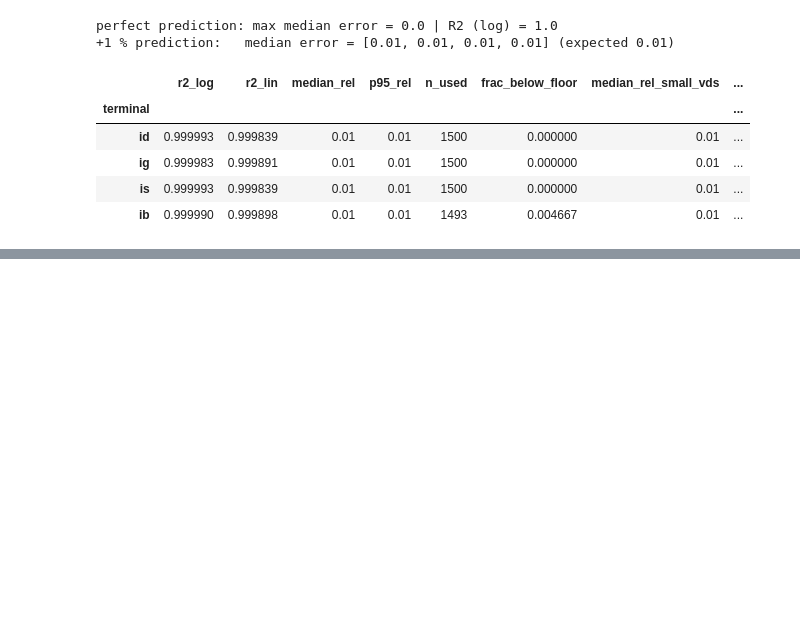
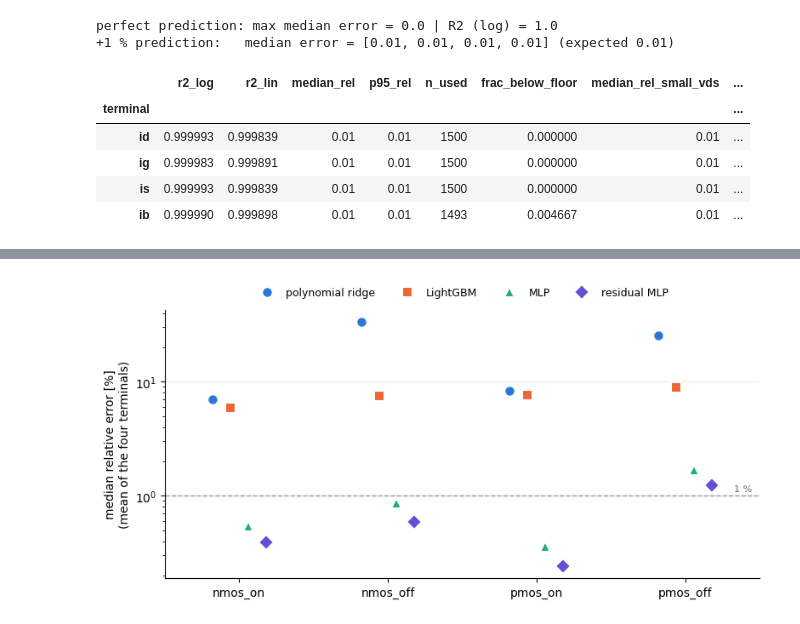
Before and after one commit to rtvk2/dvd-leakage-estimation, a Jupyter notebook: notebooks/03_train.ipynb, the cells around one changed output, grey strips where cells are left out. Saved outputs shown, nothing was run; the diff lists cells and outputs as text; code cells hidden in the pictures; blank space fills up the shorter version.

```diff
--- a/notebooks/03_train.ipynb
+++ b/notebooks/03_train.ipynb
@@ -621,0 +635,15 @@ Next: the plain MLP and the residual MLP on the same data, and the full comparis
+# %%
+QUANTUM = 2.0 ** -51                       # 4.44e-16 A
+res = []
+for c, d in data.items():
+    for t in TERMS:
+        x = np.abs(d[t].to_numpy())
+        k = x / QUANTUM
+        used = x >= REL_FLOOR
+        res.append(dict(case=c, terminal=t, on_grid=float((np.abs(k - np.round(k)) < 1e-3).mean()),
+                        below_25_quanta=float((x[used] < 25 * QUANTUM).mean())))
+res = pd.DataFrame(res)
+print("share of the values that are exact multiples of 2^-51 A, in % (a value picked at random passes this test with probability 0.2 %):")
+display((res.pivot(index="case", columns="terminal", values="on_grid")[TERMS] * 100).round(1))
+print("share of the rows used for the relative errors with |I| < 25 quanta = 1.1e-14 A, in % (rounding alone costs more than 1 % there; it applies to the terminals above that are on the grid):")
+(res.pivot(index="case", columns="terminal", values="below_25_quanta")[TERMS] * 100).round(1)
@@ -621,0 +870,12 @@ Next: the plain MLP and the residual MLP on the same data, and the full comparis
+# %%
+FAMILIES = ["poly", "lightgbm", "mlp", "resnn"]
+NAMES = {"poly": "polynomial ridge", "lightgbm": "LightGBM", "mlp": "MLP", "resnn": "residual MLP"}
+results = pd.DataFrame(rows)
+results.to_csv(RESULT_DIR / "model_comparison_all_runs.csv", index=False)
+pick = results.loc[results.groupby(["case", "family"])["median_rel"].idxmin()].set_index(["case", "family"])
+table4 = pd.DataFrame({(NAMES[f], name): pick.xs(f, level="family")[col] * scale for f in FAMILIES
+                       for name, col, scale in (("R2", "r2_log", 1), ("median error [%]", "median_rel", 100), ("95th pct error [%]", "p95_rel", 100))}).loc[list(CASES)]
+table4.to_csv(RESULT_DIR / "model_comparison_table.csv")
+display(table4.round({c: 4 if c[1] == "R2" else 2 for c in table4.columns}))
+winner = pick.groupby("case")["median_rel"].idxmin().map(lambda k: k[1])
+print("best model type per case on the validation rows:", {c: NAMES[f] for c, f in winner.items()})
@@ -621,0 +914,17 @@ Next: the plain MLP and the residual MLP on the same data, and the full comparis
+# %%
+# best median error of each model type and case (log scale; lower is better)
+COL = {"poly": "#2a78d6", "lightgbm": "#eb6834", "mlp": "#1baf7a", "resnn": "#6250d6"}
+MARK = {"poly": "o", "lightgbm": "s", "mlp": "^", "resnn": "D"}
+fig, ax = plt.subplots(figsize=(8, 4))
+for j, f in enumerate(FAMILIES):
+    ax.plot(np.arange(4) + (j - 1.5) * 0.12, [pick.loc[(c, f), "median_rel"] * 100 for c in CASES], MARK[f], ms=9, color=COL[f], mec="white", mew=1.5, label=NAMES[f])
+ax.set_yscale("log"); ax.set_xticks(range(4)); ax.set_xticklabels(list(CASES)); ax.set_xlim(-0.5, 3.5)
+ax.set_ylabel("median relative error [%]\n(mean of the four terminals)")
+ax.axhline(1.0, color="0.6", lw=1, ls="--"); ax.text(3.45, 1.05, "1 %", ha="right", va="bottom", color="0.4", fontsize=8)
+ax.grid(axis="y", color="0.9", lw=0.8); ax.set_axisbelow(True); ax.spines[["top", "right"]].set_visible(False)
+ax.legend(frameon=False, ncol=4, loc="upper center", bbox_to_anchor=(0.5, 1.12), fontsize=9)
+fig.tight_layout()
+fig.savefig(RESULT_DIR / "model_comparison.png", dpi=110)
+plt.show()
+# %% [output]
+[figure, added]
```
Also changed, not shown: parts of 49 cells of this notebook, 6 other files.
